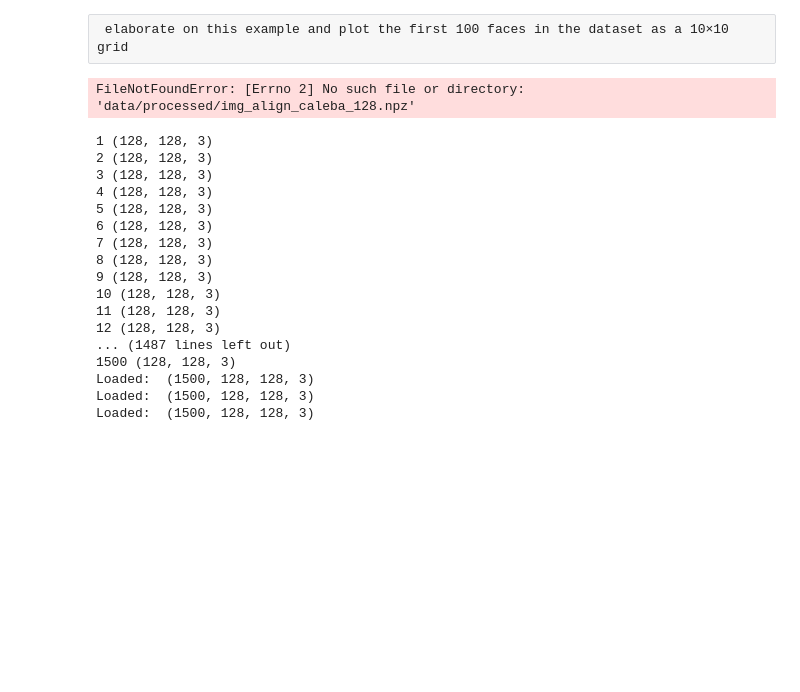
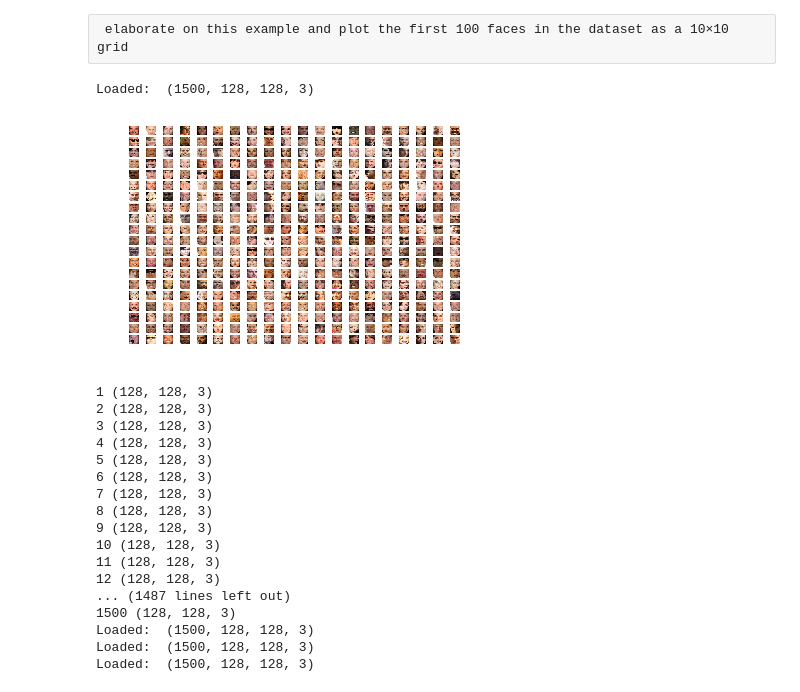
Before and after one commit to RexMudanya/Progressive-Growing-GAN-in-Keras-for-Synthesizing-Faces, a Jupyter notebook: Progressive Growing GAN in Keras for Synthesizing Faces.ipynb, the cells around one changed output. Drawn from its saved outputs; the diff is of its cells as text; code cells hidden in the pictures; blank space fills up the shorter version.

```diff
--- a/Progressive Growing GAN in Keras for Synthesizing Faces.ipynb
+++ b/Progressive Growing GAN in Keras for Synthesizing Faces.ipynb
@@ -143,25 +143,26 @@ Loaded:  (1500, 128, 128, 3)
 # %%
 from numpy import load
 
 # plot a list of loaded faces
 def plot_faces(faces, n):
     for i in range(n * n):
         # define subplot
         pyplot.subplot(n, n, i+1)
         # turn off axis
         pyplot.axis('off')
         # plot raw pixel data
         pyplot.imshow(faces[i].astype('uint8'))
     pyplot.show()
 
 # load the face dataset
 data = load('data/processed/img_align_celeba_128.npz')
 faces = data['arr_0']
 
 print("Loaded: ", faces.shape)
-plot_faces(faces, 10)
+plot_faces(faces, 20)
 # %% [output]
-FileNotFoundError: [Errno 2] No such file or directory: 'data/processed/img_align_caleba_128.npz'
+Loaded:  (1500, 128, 128, 3)
+[figure, added]
 # %%
 # example of extracting and resizing faces into a new dataset
 from os import listdir
```
Also changed, not shown: parts of 3 cells of this notebook.
